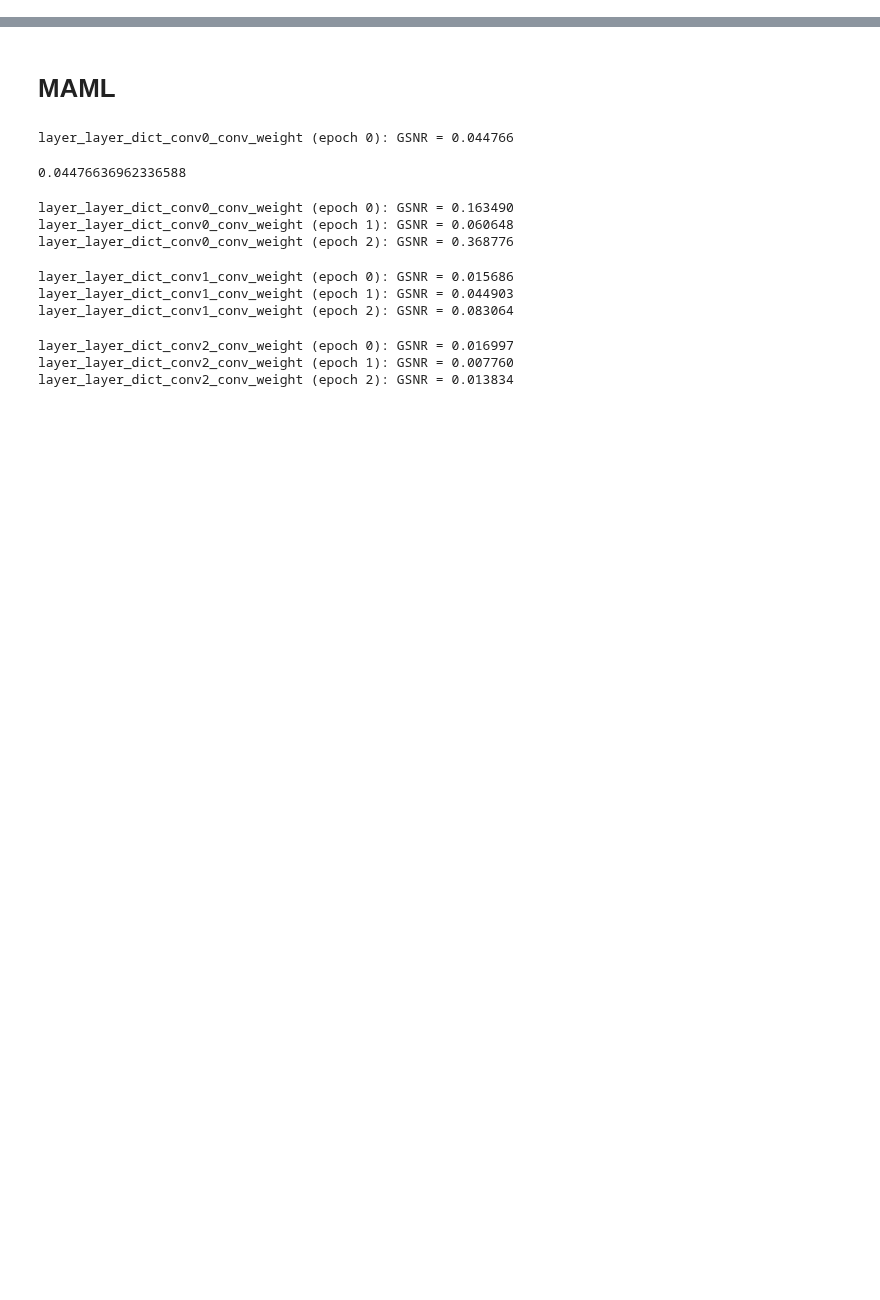
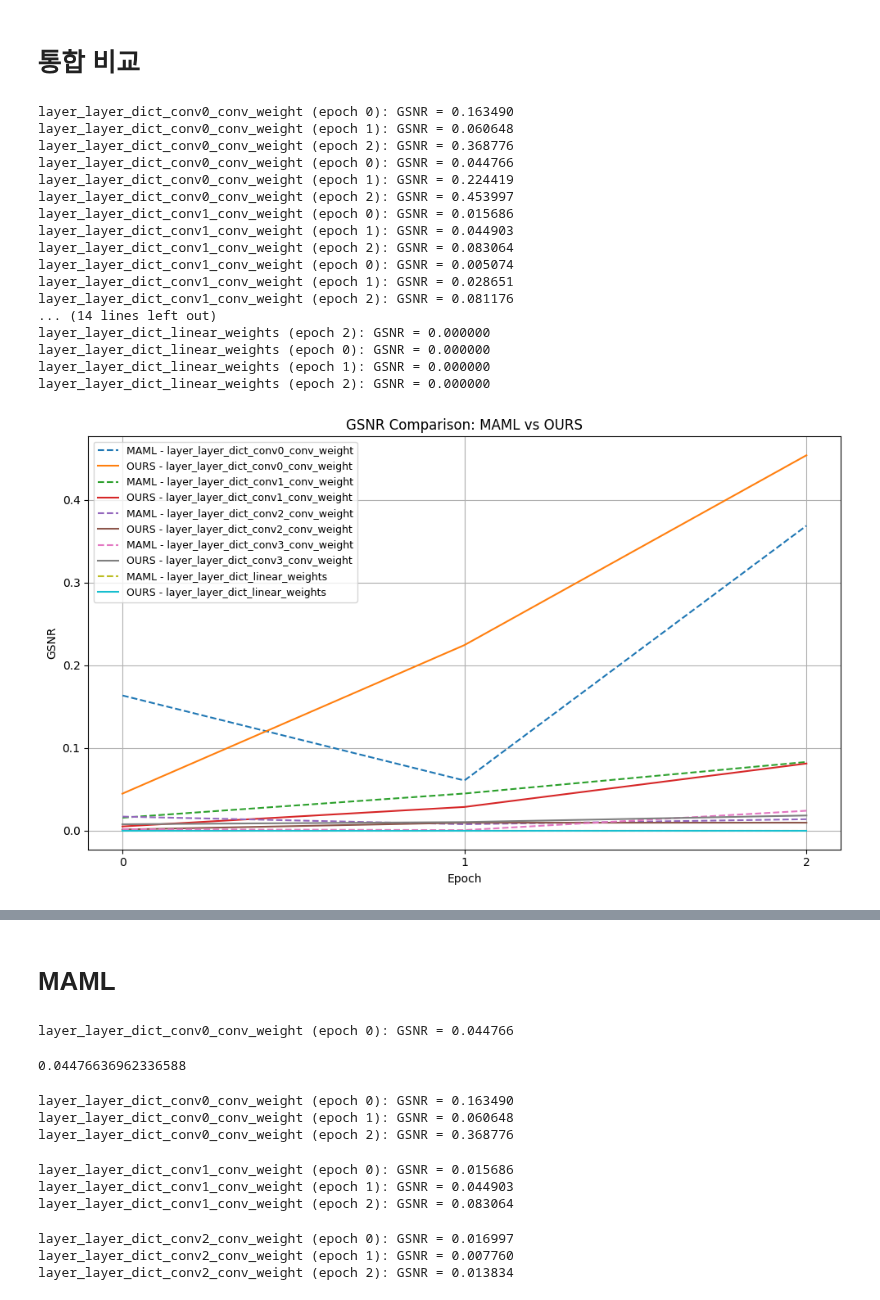
Before and after one commit to SKKUJMLim/prompt_maml, a Jupyter notebook: analysis/gradient_gsnr_per_epoch.ipynb, the cells around one changed output, grey strips where cells are left out. Saved outputs shown, nothing was run; the diff lists cells and outputs as text; code cells hidden in the pictures; blank space fills up the shorter version.

```diff
--- a/analysis/gradient_gsnr_per_epoch.ipynb
+++ b/analysis/gradient_gsnr_per_epoch.ipynb
@@ -46,0 +227,27 @@ def compute_gsnr_over_epochs(layer_name: str, base_path: str, epoch_list: list):
+# %% [markdown]
+# 통합 비교
+# %%
+maml_base_path = "../MAML_5way_5shot_filter64_miniImagenet"
+our_base_path = "../MAML_Prompt_padding_5way_5shot_filter128_miniImagenet"
+epoch_list = list(range(0, 3))  # 예시
+
+plot_gsnr_compare_methods_all_layers(maml_base_path, our_base_path, epoch_list)
+# %% [output]
+layer_layer_dict_conv0_conv_weight (epoch 0): GSNR = 0.163490
+layer_layer_dict_conv0_conv_weight (epoch 1): GSNR = 0.060648
+layer_layer_dict_conv0_conv_weight (epoch 2): GSNR = 0.368776
+layer_layer_dict_conv0_conv_weight (epoch 0): GSNR = 0.044766
+layer_layer_dict_conv0_conv_weight (epoch 1): GSNR = 0.224419
+layer_layer_dict_conv0_conv_weight (epoch 2): GSNR = 0.453997
+layer_layer_dict_conv1_conv_weight (epoch 0): GSNR = 0.015686
+layer_layer_dict_conv1_conv_weight (epoch 1): GSNR = 0.044903
+layer_layer_dict_conv1_conv_weight (epoch 2): GSNR = 0.083064
+layer_layer_dict_conv1_conv_weight (epoch 0): GSNR = 0.005074
+layer_layer_dict_conv1_conv_weight (epoch 1): GSNR = 0.028651
+layer_layer_dict_conv1_conv_weight (epoch 2): GSNR = 0.081176
+... (14 lines left out)
+layer_layer_dict_linear_weights (epoch 2): GSNR = 0.000000
+layer_layer_dict_linear_weights (epoch 0): GSNR = 0.000000
+layer_layer_dict_linear_weights (epoch 1): GSNR = 0.000000
+layer_layer_dict_linear_weights (epoch 2): GSNR = 0.000000
+[figure, added]
```
Also changed, not shown: parts of 6 cells of this notebook, 3 other files.
